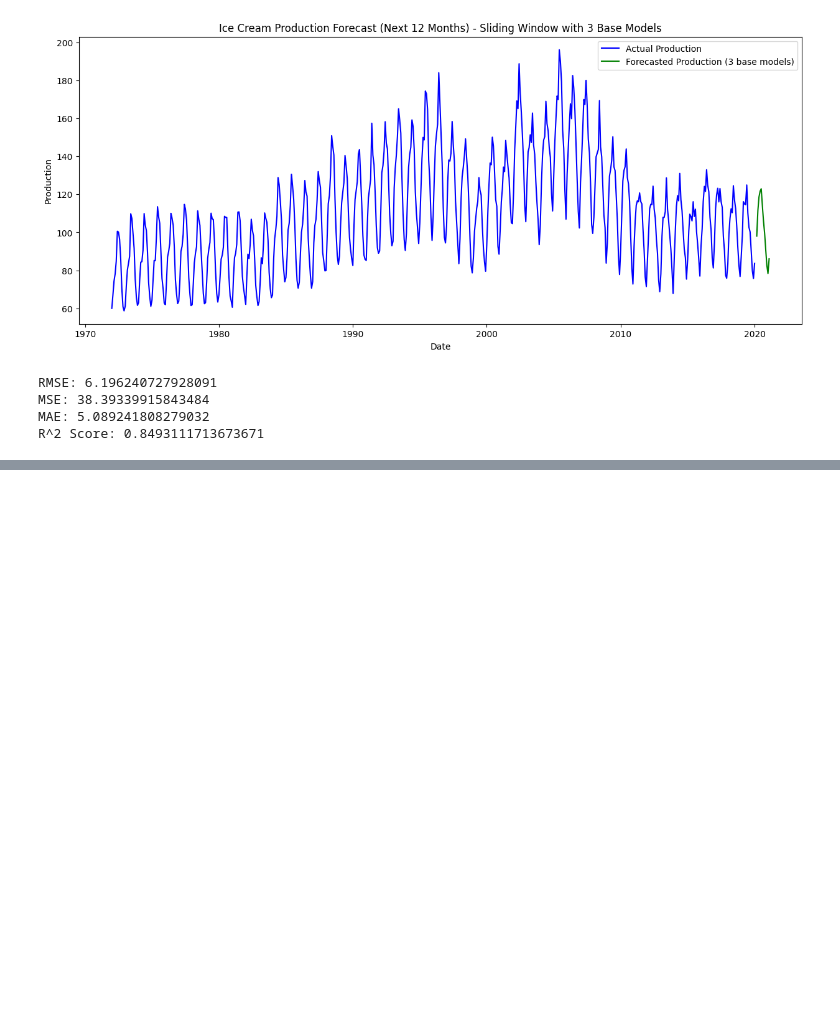
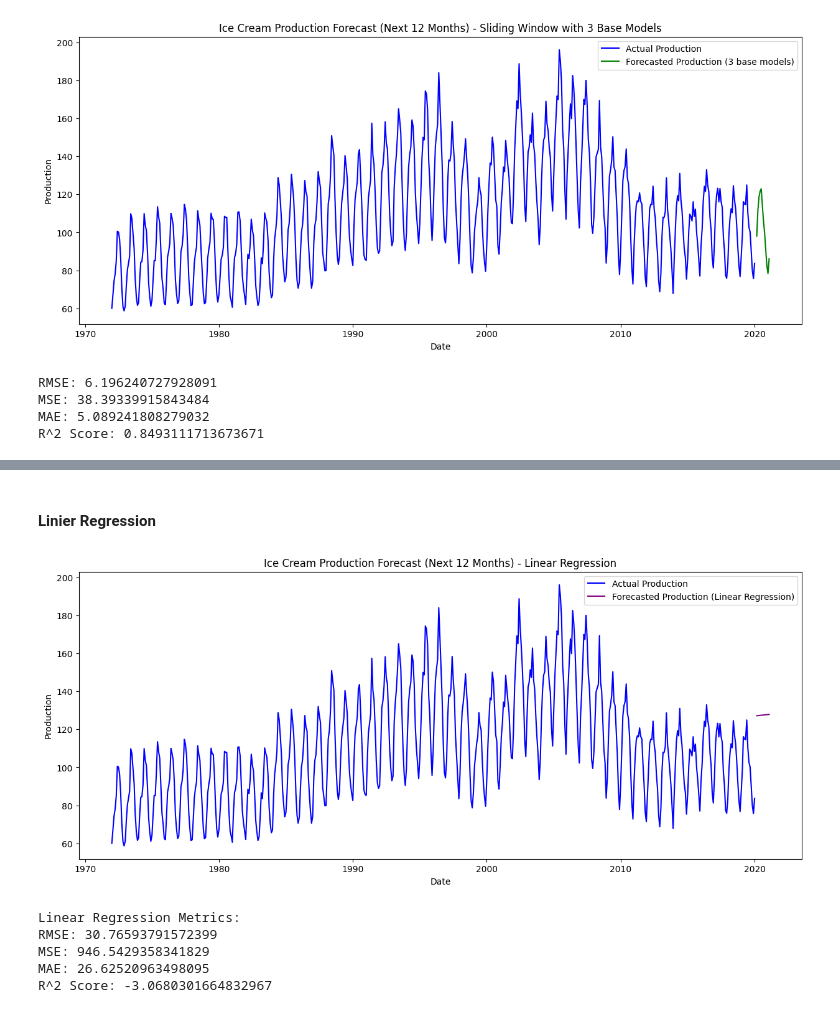
Before and after one commit to zulfalaila/psd_uts, a Jupyter notebook: UTS_PSD.ipynb, the cells around one changed output, grey strips where cells are left out. Saved outputs shown, nothing was run; the diff lists cells and outputs as text; code cells hidden in the pictures; blank space fills up the shorter version.

```diff
--- a/UTS_PSD.ipynb
+++ b/UTS_PSD.ipynb
@@ -193,0 +301,44 @@ R^2 Score: 0.8493111713673671
+# %% [markdown]
+#### Linier Regression
+# %%
+# Membuat fitur bulan dari data
+df['Month_Num'] = range(1, len(df) + 1)
+
+# Fit Linear Regression model
+lin_reg_model = LinearRegression()
+lin_reg_model.fit(df[['Month_Num']], df['IPN31152N'])
+
+# Prediksi 12 bulan ke depan
+future_months = np.array(range(len(df) + 1, len(df) + 13)).reshape(-1, 1)
+forecast_lin_reg = lin_reg_model.predict(future_months)
+
+# Hitung metrik untuk Linear Regression
+y_test_lin_reg = df['IPN31152N'].values[-12:]  # Ambil data aktual untuk 12 bulan terakhir
+rmse_lin_reg = np.sqrt(mean_squared_error(y_test_lin_reg, forecast_lin_reg))
+mse_lin_reg = mean_squared_error(y_test_lin_reg, forecast_lin_reg)
+mae_lin_reg = mean_absolute_error(y_test_lin_reg, forecast_lin_reg)
+r2_lin_reg = r2_score(y_test_lin_reg, forecast_lin_reg)
+
+# Plotting hasil prediksi Linear Regression
+plt.figure(figsize=(15, 6))
+plt.plot(df.index, df['IPN31152N'], label='Actual Production', color='blue')
+plt.plot(pd.date_range(start=df.index[-1], periods=13, freq='ME')[1:], forecast_lin_reg, label='Forecasted Production (Linear Regression)', color='purple')
+plt.title('Ice Cream Production Forecast (Next 12 Months) - Linear Regression')
+plt.xlabel('Date')
+plt.ylabel('Production')
+plt.legend()
+plt.show()
+
+# Print metrik Linear Regression
+print("Linear Regression Metrics:")
+print("RMSE:", rmse_lin_reg)
+print("MSE:", mse_lin_reg)
+print("MAE:", mae_lin_reg)
+print("R^2 Score:", r2_lin_reg)
+# %% [output]
+[figure, added]
+Linear Regression Metrics:
+RMSE: 30.76593791572399
+MSE: 946.5429358341829
+MAE: 26.62520963498095
+R^2 Score: -3.0680301664832967
```
Also changed, not shown: parts of 16 cells of this notebook, 1 other file.
